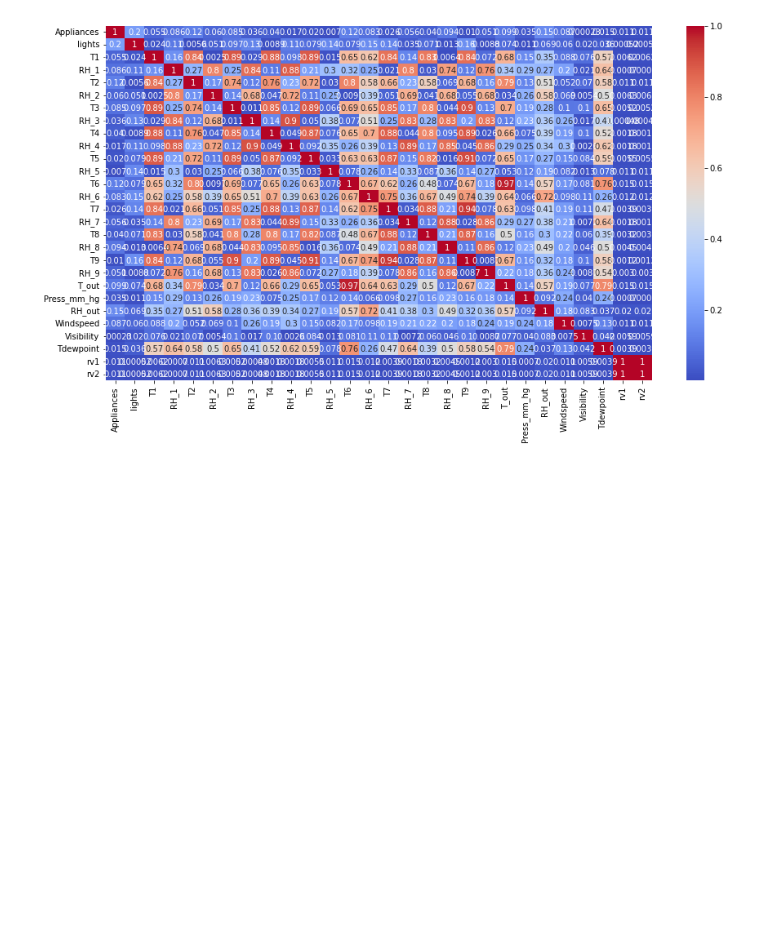
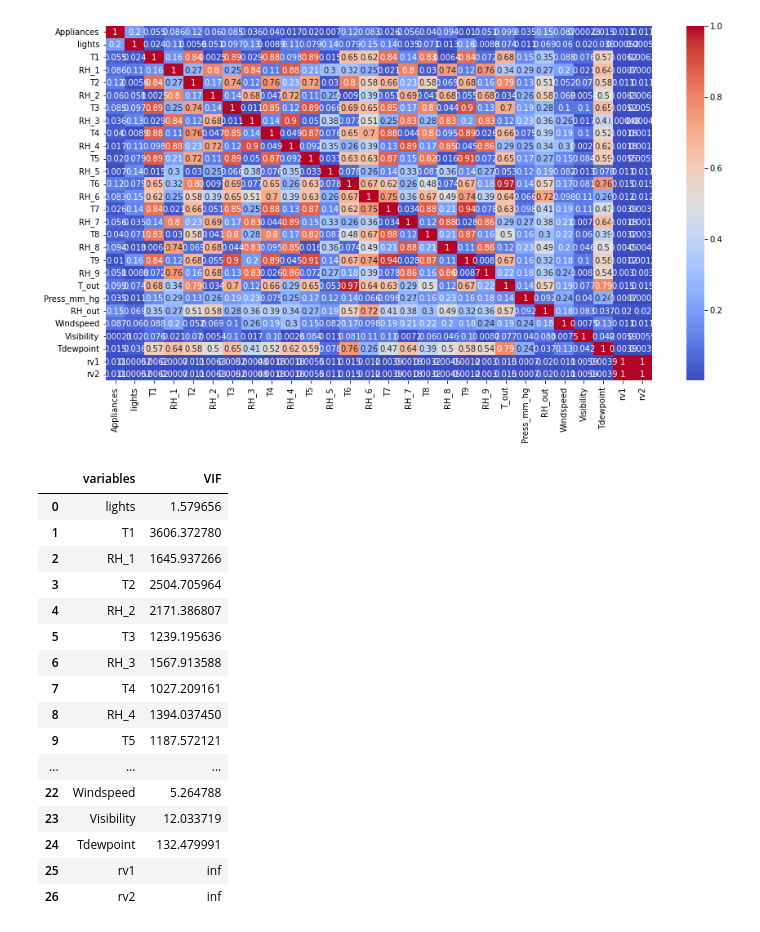
Before and after one commit to m123m12/data_application_energy-project, a Jupyter notebook: data_application_energy.ipynb, the cells around one changed output. Saved outputs shown, nothing was run; the diff lists cells and outputs as text; code cells hidden in the pictures; blank space fills up the shorter version.

```diff
--- a/data_application_energy.ipynb
+++ b/data_application_energy.ipynb
@@ -182,3 +182,34 @@ sns.heatmap(abs(correlation), annot=True, cmap='coolwarm')
 plt.show()
 # %% [output]
 [figure]
+# %%
+#Multicollinearity
+from statsmodels.stats.outliers_influence import variance_inflation_factor
+def calc_vif(X):
+
+    # Calculating VIF
+    vif = pd.DataFrame()
+    vif["variables"] = X.columns
+    vif["VIF"] = [variance_inflation_factor(X.values, i) for i in range(X.shape[1])]
+
+    return(vif)
+# %%
+calc_vif(data_application_energy[[i for i in numeric_features if i not in ['Appliances']]])
+# %% [output]
+|  | variables | VIF |
+| 0 | lights | 1.579656 |
+| 1 | T1 | 3606.372780 |
+| 2 | RH_1 | 1645.937266 |
+| 3 | T2 | 2504.705964 |
+| 4 | RH_2 | 2171.386807 |
+| 5 | T3 | 1239.195636 |
+| 6 | RH_3 | 1567.913588 |
+| 7 | T4 | 1027.209161 |
+| 8 | RH_4 | 1394.037450 |
+| 9 | T5 | 1187.572121 |
+| ... | ... | ... |
+| 22 | Windspeed | 5.264788 |
+| 23 | Visibility | 12.033719 |
+| 24 | Tdewpoint | 132.479991 |
+| 25 | rv1 | inf |
+| 26 | rv2 | inf |
```
